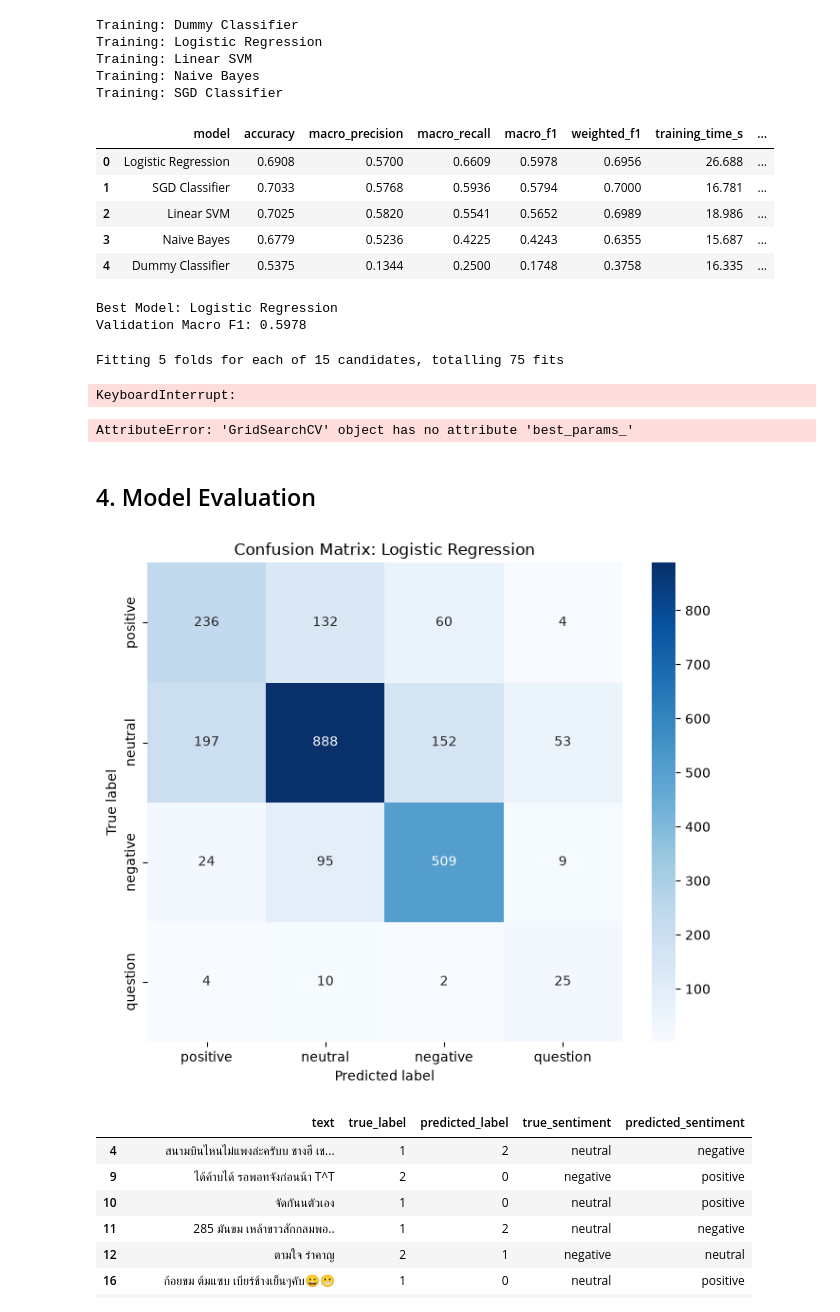
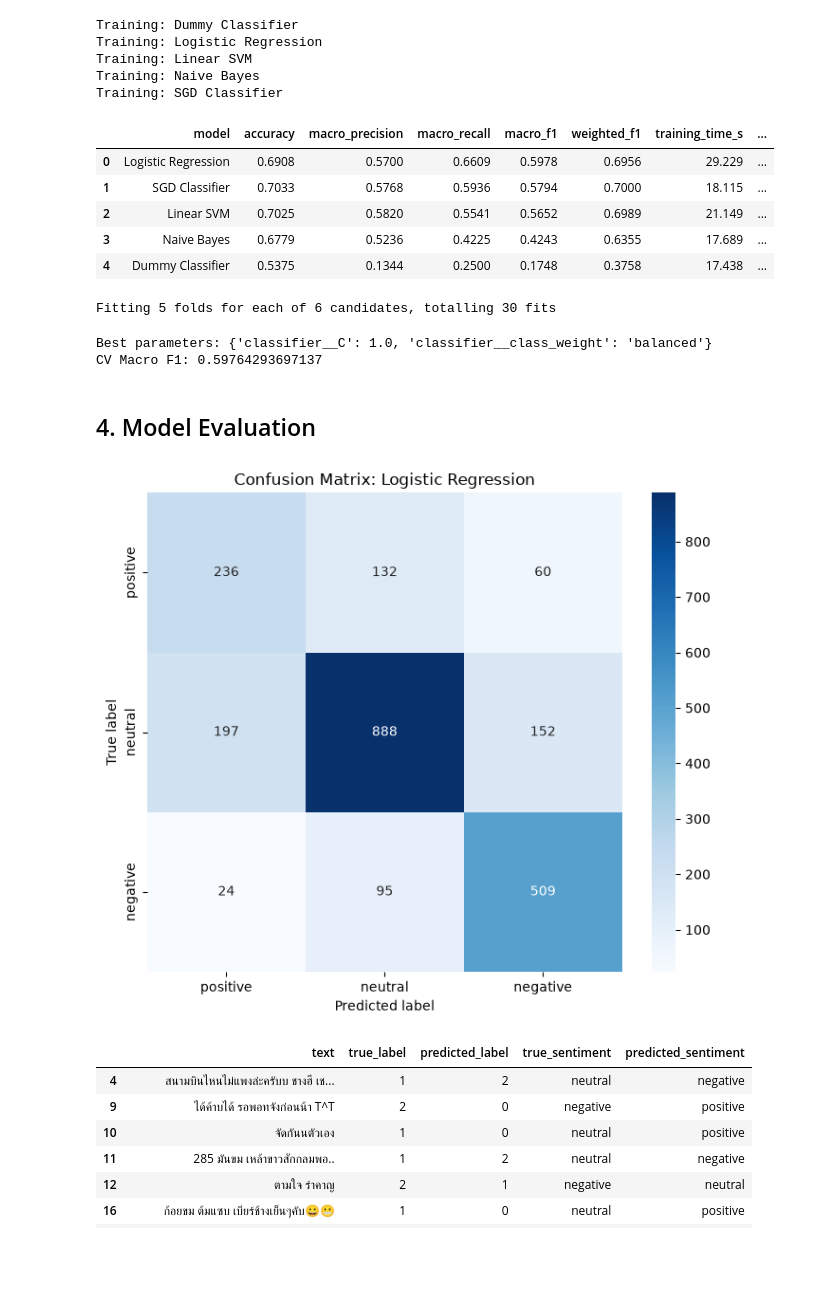
Before and after one commit to wuttipansat/thai-sentiment-analysis, a Jupyter notebook: notebooks/experiment.ipynb, the cells around one changed output. Drawn from its saved outputs; the diff is of its cells as text; code cells hidden in the pictures; blank space fills up the shorter version.

```diff
--- a/notebooks/experiment.ipynb
+++ b/notebooks/experiment.ipynb
@@ -29,7 +29,6 @@ LABEL_NAMES = {
     0: "positive",
     1: "neutral",
     2: "negative",
-    3: "question"
 }
 
 RANDOM_STATE = 42
@@ -290,27 +298,23 @@ results_df = pd.DataFrame(experiment_results).sort_values(by="macro_f1", ascendi
 display(results_df)
 # %% [output]
 |  | model | accuracy | macro_precision | macro_recall | macro_f1 | weighted_f1 | training_time_s | ... |
-| 0 | Logistic Regression | 0.6908 | 0.5700 | 0.6609 | 0.5978 | 0.6956 | 26.688 | ... |
-| 1 | SGD Classifier | 0.7033 | 0.5768 | 0.5936 | 0.5794 | 0.7000 | 16.781 | ... |
-| 2 | Linear SVM | 0.7025 | 0.5820 | 0.5541 | 0.5652 | 0.6989 | 18.986 | ... |
-| 3 | Naive Bayes | 0.6779 | 0.5236 | 0.4225 | 0.4243 | 0.6355 | 15.687 | ... |
-| 4 | Dummy Classifier | 0.5375 | 0.1344 | 0.2500 | 0.1748 | 0.3758 | 16.335 | ... |
+| 0 | Logistic Regression | 0.6908 | 0.5700 | 0.6609 | 0.5978 | 0.6956 | 29.229 | ... |
+| 1 | SGD Classifier | 0.7033 | 0.5768 | 0.5936 | 0.5794 | 0.7000 | 18.115 | ... |
+| 2 | Linear SVM | 0.7025 | 0.5820 | 0.5541 | 0.5652 | 0.6989 | 21.149 | ... |
+| 3 | Naive Bayes | 0.6779 | 0.5236 | 0.4225 | 0.4243 | 0.6355 | 17.689 | ... |
+| 4 | Dummy Classifier | 0.5375 | 0.1344 | 0.2500 | 0.1748 | 0.3758 | 17.438 | ... |
 # %%
 #Best Model Select
 
 best_model_name = results_df.loc[0, "model"]
 best_model = trained_models[best_model_name]
 best_y_pred = validation_predictions[best_model_name]
-# %% [output]
-Best Model: Logistic Regression
-Validation Macro F1: 0.5978
 # %%
 param_grid = {
-    "classifier__C": [0.1, 0.25, 0.5, 1.0, 2.0],
+    "classifier__C": [0.1, 0.5, 1.0],
     "classifier__class_weight": [
         None,
         "balanced",
-        {0: 1.2, 1: 1.0, 2: 1.2, 3: 1.5}
     ]
 }
 # %%
@@ -321,51 +325,51 @@ grid_search = GridSearchCV(
     cv=5,
     n_jobs=-1,
     verbose=2,
-    return_train_score=True
+    return_train_score=True,
 )
 # %%
-grid_search.fit(X_train, y_train)
+grid_search.fit(X_train, y_train);
 # %% [output]
-Fitting 5 folds for each of 15 candidates, totalling 75 fits
+Fitting 5 folds for each of 6 candidates, totalling 30 fits
-KeyboardInterrupt:
 # %%
 print("Best parameters:", grid_search.best_params_)
 print("CV Macro F1:", grid_search.best_score_)
 
 val_pred = grid_search.best_estimator_.predict(X_val)
 # %% [output]
-AttributeError: 'GridSearchCV' object has no attribute 'best_params_'
+Best parameters: {'classifier__C': 1.0, 'classifier__class_weight': 'balanced'}
+CV Macro F1: 0.59764293697137
 # %% [markdown]
 ## 4. Model Evaluation
 # %%
 #Confusion Matrix
 LABEL_IDS = list(LABEL_NAMES.keys())
 LABEL_TEXTS = list(LABEL_NAMES.values())
 
 cm = confusion_matrix(
     y_val,
-    best_y_pred,
+    val_pred,
     labels=LABEL_IDS
 )
 
 plt.figure(figsize=(7, 6))
 
 sns.heatmap(
     cm,
     annot=True,
     fmt="d",
     cmap="Blues",
     xticklabels=LABEL_TEXTS,
     yticklabels=LABEL_TEXTS
 )
 
 plt.title(f"Confusion Matrix: {best_model_name}")
 plt.xlabel("Predicted label")
 plt.ylabel("True label")
 plt.tight_layout()
 plt.show()
 # %% [output]
-[figure, old version]
+[figure, new version]
 # %%
 #Error Analysis
 
```
Also changed, not shown: parts of 4 cells of this notebook, 1 other file.
